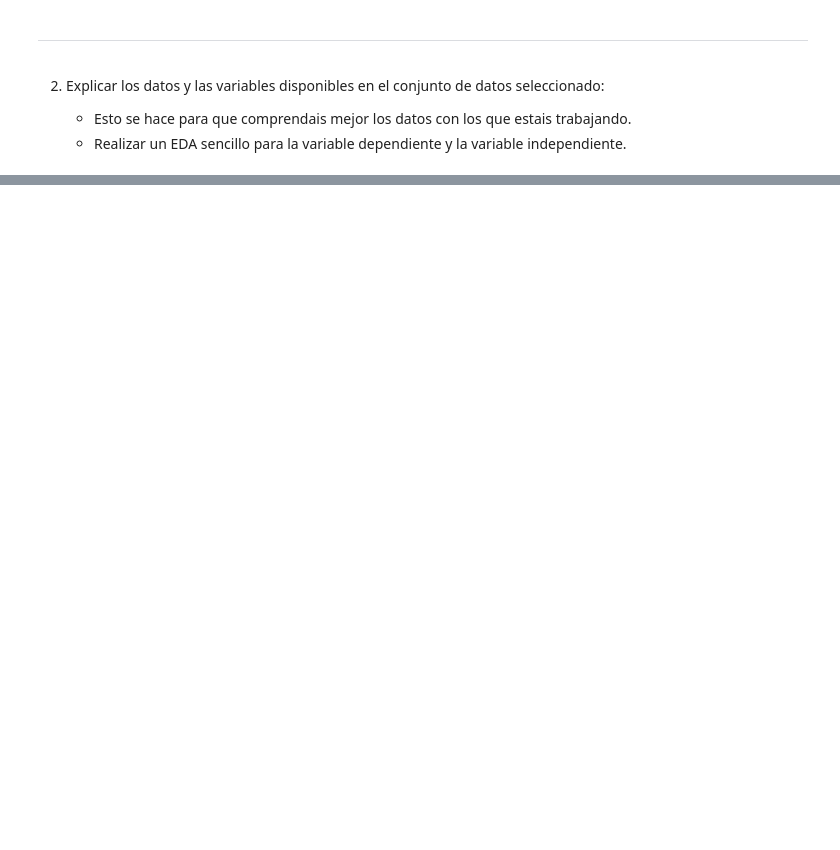
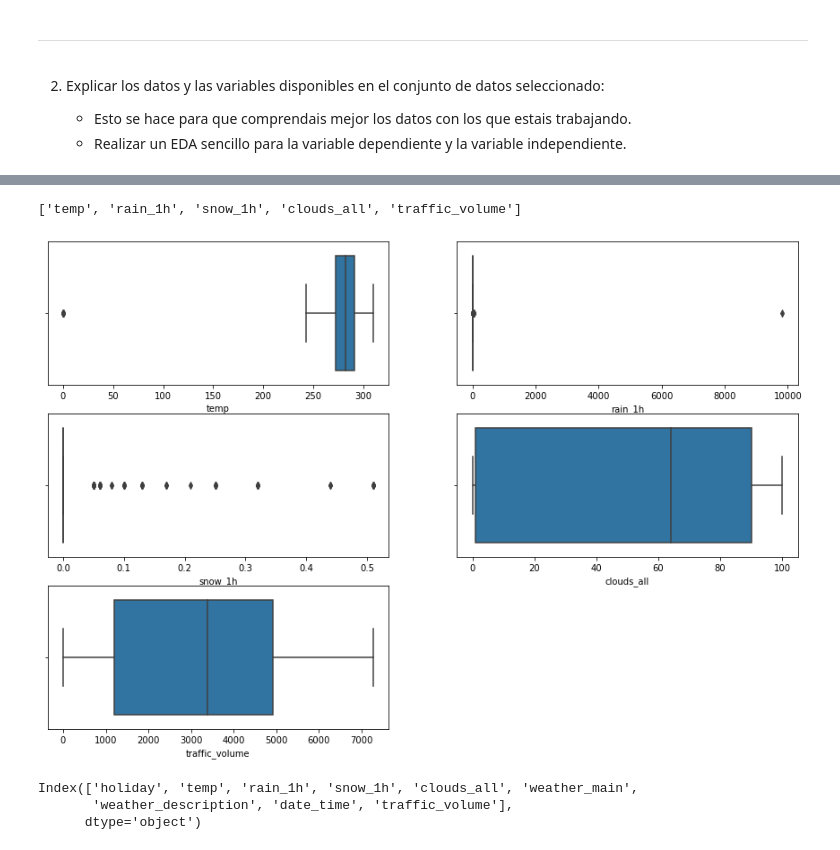
Before and after one commit to Adalab/DA-promo-c-modulo-3-sprint-1-Mina-Mai, a Jupyter notebook: Regresion_lineal/pp_regresion_lineal_I.ipynb, the cells around one changed output, grey strips where cells are left out. Cells and saved outputs as stored; diff of their text form; code cells hidden in the pictures; blank space fills up the shorter version.

```diff
--- a/Regresion_lineal/pp_regresion_lineal_I.ipynb
+++ b/Regresion_lineal/pp_regresion_lineal_I.ipynb
@@ -18,3 +21,5 @@ Los objetivos de hoy son:
 1. Buscar un conjunto de datos a analizar:
 
     - Es necesario que el conjunto de datos a analizar tenga variables numéricas y categóricas, primando que haya más de una variable de tipo numérico. Ya que tambien se utilizarán serán útiles a la hora de realizar predicciones en las clases de regresión lineal múltiple. Así mismo se recomienda que los datasets esten ligeramente limpios para facilitar los análisis.
+# %%
+df = pd.read_csv('../archivos/Metro_Interstate_Traffic_Volume.csv.gz')
@@ -27,0 +97,18 @@ Los objetivos de hoy son:
+# %%
+numericas= df.select_dtypes(include= np.number).columns.tolist()
+print(numericas)
+# %% [output]
+['temp', 'rain_1h', 'snow_1h', 'clouds_all', 'traffic_volume']
+# %%
+# Gráficas para ver los outliers de cada variable numérica
+
+fig, axes = plt.subplots(3, 2, figsize=(15,10))
+axes = axes.flat
+
+for i,col in enumerate(numericas):
+
+    sns.boxplot(x= col, data=df, ax=axes[i])
+
+fig.delaxes(axes[-1])
+# %% [output]
+[figure, added]
@@ -27,0 +138,6 @@ Los objetivos de hoy son:
+# %%
+df.columns
+# %% [output]
+Index(['holiday', 'temp', 'rain_1h', 'snow_1h', 'clouds_all', 'weather_main',
+       'weather_description', 'date_time', 'traffic_volume'],
+      dtype='object')
```
Also changed, not shown: parts of 14 cells of this notebook, 1 other file.
